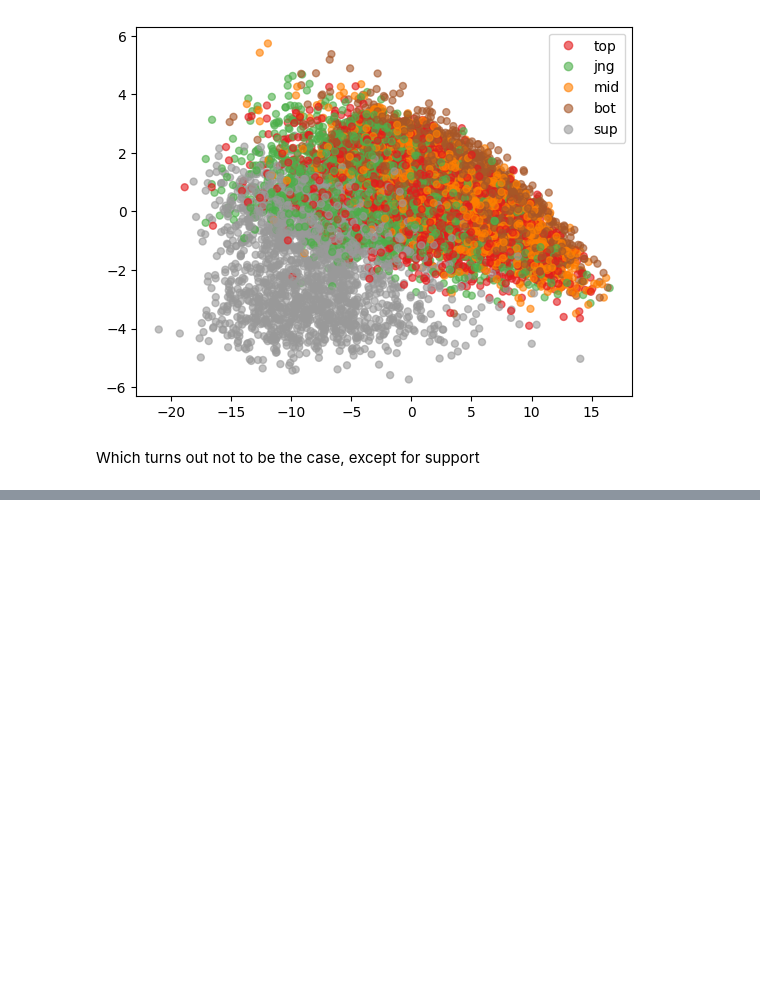
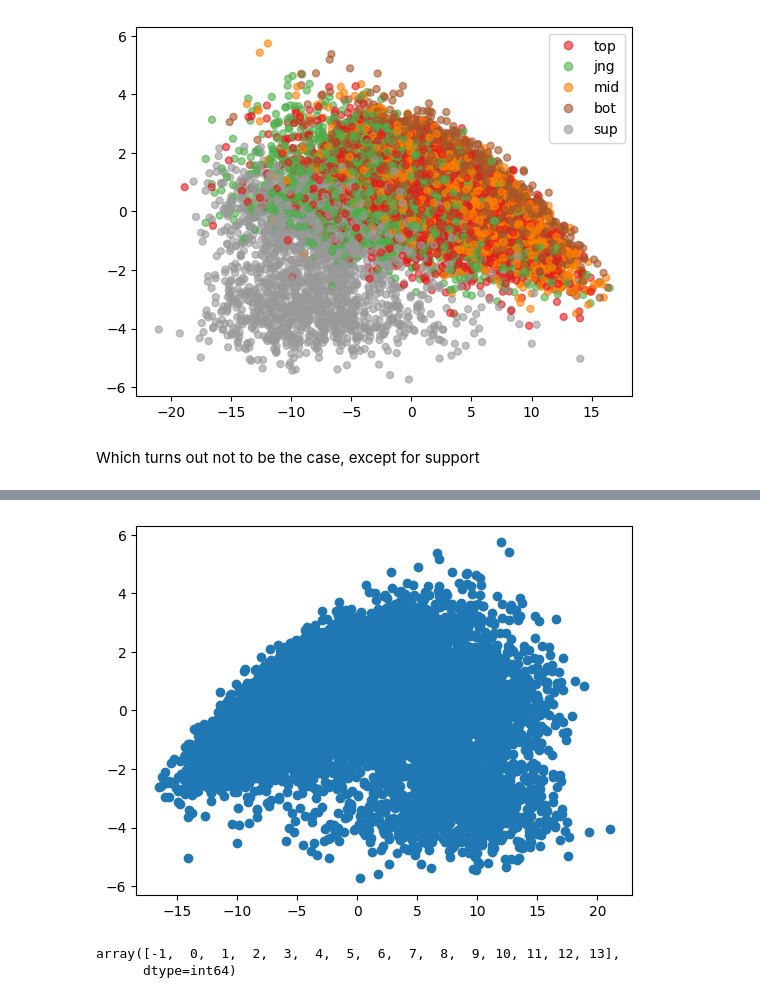
Before and after one commit to dwarfy35/Datamining_project, a Jupyter notebook: Project_main.ipynb, the cells around one changed output, grey strips where cells are left out. Saved outputs shown, nothing was run; the diff lists cells and outputs as text; code cells hidden in the pictures; blank space fills up the shorter version.

```diff
--- a/Project_main.ipynb
+++ b/Project_main.ipynb
@@ -163,0 +225,12 @@ Which turns out not to be the case, except for support
+# %%
+plt.scatter(X_pca[:, 0], X_pca[:, 1])
+plt.show()
+# %% [output]
+[figure, added]
+# %%
+density_cluster = DBSCAN(eps=0.3, min_samples = neighbors).fit(X_pca)
+labels = np.unique(density_cluster.labels_)
+labels
+# %% [output]
+array([-1,  0,  1,  2,  3,  4,  5,  6,  7,  8,  9, 10, 11, 12, 13],
+      dtype=int64)
```
Also changed, not shown: parts of 18 cells of this notebook.
